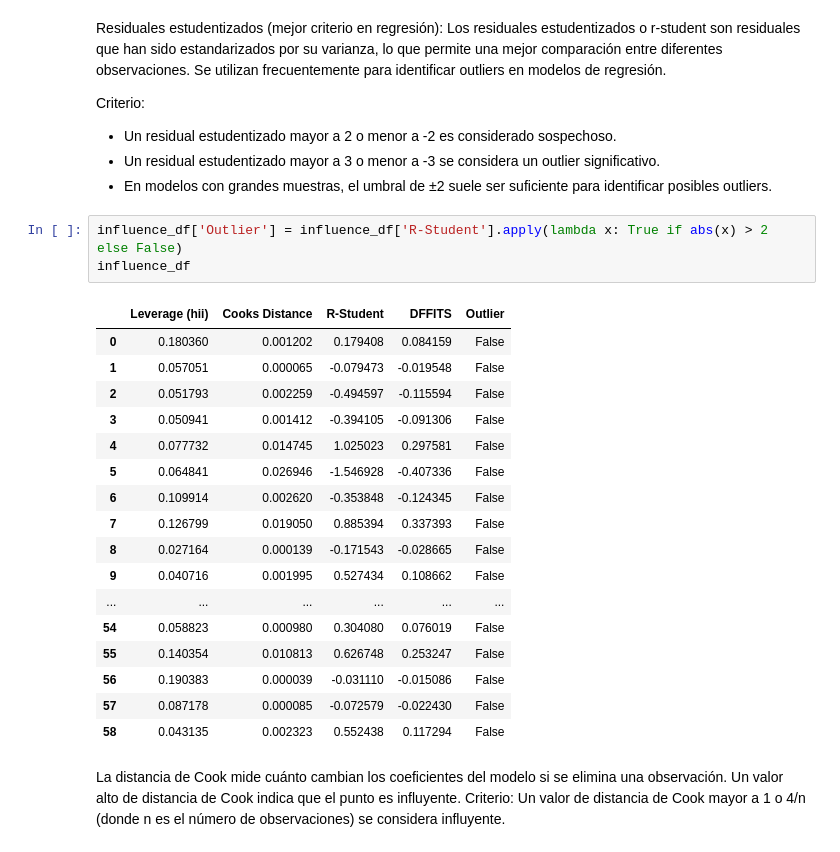
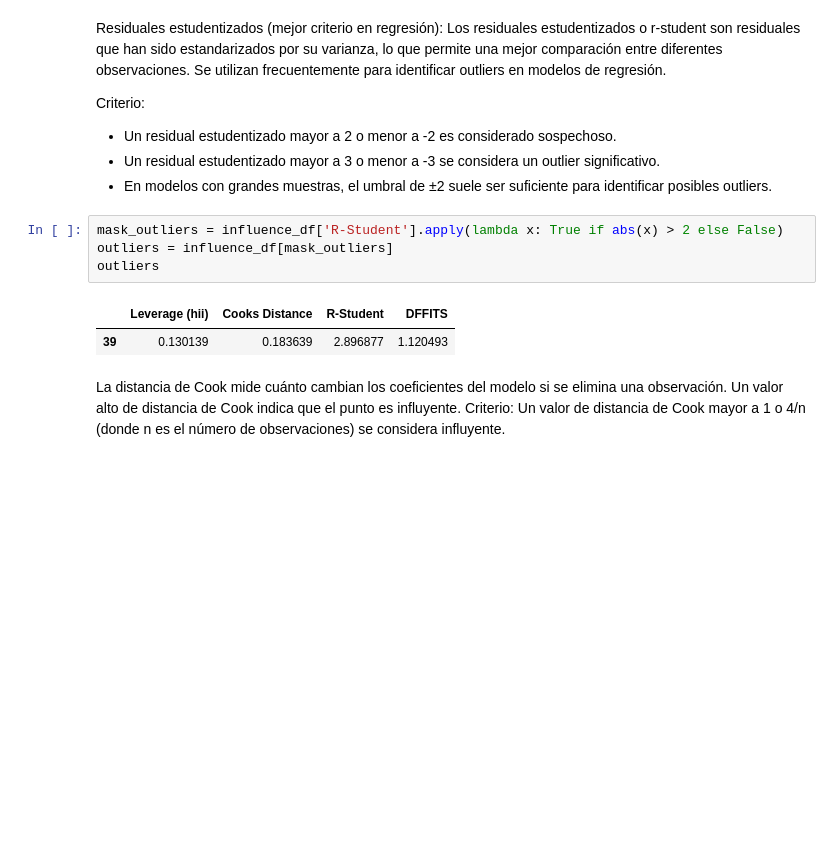
Before and after one commit to repos-especializacion-UdeA/estadistica, a Jupyter notebook: trabajo3/trabajo3.ipynb, the cells around one changed output. Saved outputs shown, nothing was run; the diff lists cells and outputs as text; blank space fills up the shorter version.

```diff
--- a/trabajo3/trabajo3.ipynb
+++ b/trabajo3/trabajo3.ipynb
@@ -308,26 +264,12 @@ Criterio:
 * Un residual estudentizado mayor a 3 o menor a -3 se considera un outlier significativo.
 * En modelos con grandes muestras, el umbral de ±2 suele ser suficiente para identificar posibles outliers.
 # %%
-influence_df['Outlier'] = influence_df['R-Student'].apply(lambda x: True if abs(x) > 2 else False)
-influence_df
+mask_outliers = influence_df['R-Student'].apply(lambda x: True if abs(x) > 2 else False)
+outliers = influence_df[mask_outliers]
+outliers
 # %% [output]
-|  | Leverage (hii) | Cooks Distance | R-Student | DFFITS | Outlier |
-| 0 | 0.180360 | 0.001202 | 0.179408 | 0.084159 | False |
-| 1 | 0.057051 | 0.000065 | -0.079473 | -0.019548 | False |
-| 2 | 0.051793 | 0.002259 | -0.494597 | -0.115594 | False |
-| 3 | 0.050941 | 0.001412 | -0.394105 | -0.091306 | False |
-| 4 | 0.077732 | 0.014745 | 1.025023 | 0.297581 | False |
-| 5 | 0.064841 | 0.026946 | -1.546928 | -0.407336 | False |
-| 6 | 0.109914 | 0.002620 | -0.353848 | -0.124345 | False |
-| 7 | 0.126799 | 0.019050 | 0.885394 | 0.337393 | False |
-| 8 | 0.027164 | 0.000139 | -0.171543 | -0.028665 | False |
-| 9 | 0.040716 | 0.001995 | 0.527434 | 0.108662 | False |
-| ... | ... | ... | ... | ... | ... |
-| 54 | 0.058823 | 0.000980 | 0.304080 | 0.076019 | False |
-| 55 | 0.140354 | 0.010813 | 0.626748 | 0.253247 | False |
-| 56 | 0.190383 | 0.000039 | -0.031110 | -0.015086 | False |
-| 57 | 0.087178 | 0.000085 | -0.072579 | -0.022430 | False |
-| 58 | 0.043135 | 0.002323 | 0.552438 | 0.117294 | False |
+|  | Leverage (hii) | Cooks Distance | R-Student | DFFITS |
+| 39 | 0.130139 | 0.183639 | 2.896877 | 1.120493 |
 # %% [markdown]
 La distancia de Cook mide cuánto cambian los coeficientes del modelo si se elimina una observación. Un valor alto de distancia de Cook indica que el punto es influyente.
 Criterio:
```
Also changed, not shown: parts of 48 cells of this notebook.
